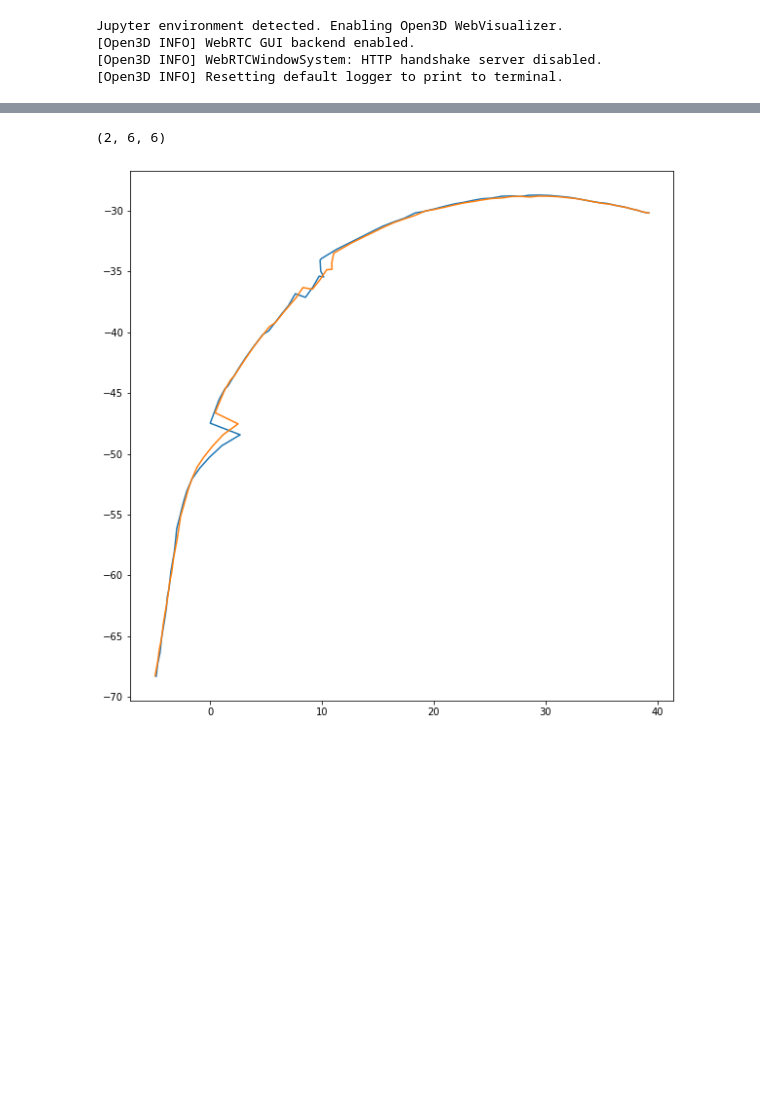
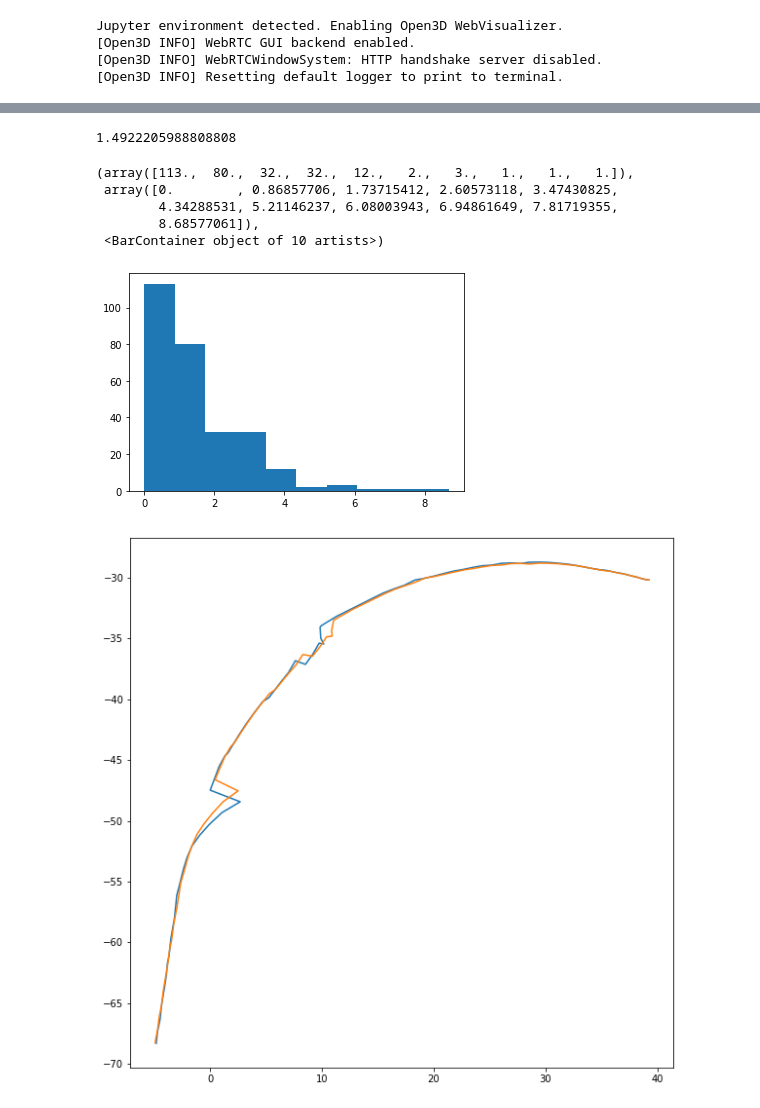
Before and after one commit to jksdbks123/Lidar-Tracker, a Jupyter notebook: MOT_Test.ipynb, the cells around one changed output, grey strips where cells are left out. Cells and saved outputs as stored; diff of their text form; code cells hidden in the pictures; blank space fills up the shorter version.

```diff
--- a/MOT_Test.ipynb
+++ b/MOT_Test.ipynb
@@ -57,26 +56,10 @@ KeyboardInterrupt:
 # %%
-A = np.array([ # x,y,x',y',x'',y''
-    [1,0,1,0,.5,0],
-    [0,1,0,1,0,.5],
-    [0,0,1,0,1,0],
-    [0,0,0,1,0,1],
-    [0,0,0,0,1,0],
-    [0,0,0,0,0,1]
-])
-H = np.array([
-    [1,0,0,0,0,0],
-    [0,1,0,0,0,0]
-])
+Q = np.diag([1,1,0.1,0.1,0.001,0.001])
 R = np.diag([10,10])
-Q = np.diag([1,1,0.1,0.1,0.001,0.001])
 P_em = np.diag([10,10,0.1,0.1,0.001,0.001])
 P_em = np.full((2,P_em.shape[0],P_em.shape[1]),P_em)
-# %%
-P_em.shape
-# %% [output]
-(2, 6, 6)
 # %%
-def evaluate(key):
+def evaluate(key,P_em,R,Q):
     ind = key
     traj_mea_ = mot.Off_tracking_pool[ind].mea_seq
     traj_mea = []
@@ -116,6 +99,27 @@ def evaluate(key):
             his_P_est.append(P_cur)
     his_state_pred,his_P_pred = np.array(his_state_pred),np.array(his_P_pred)
     his_state_est,his_P_est = np.array(his_state_est),np.array(his_P_est)
+
+    return np.mean(total_loss)
+# %%
+Q = np.diag([1,1,0.5,0.5,0.001,0.001])
+R = np.diag([0.1,0.1])
+P_em = np.diag([0.1,0.1,0.3,0.3,0.01,0.01])
+P_em = np.full((2,P_em.shape[0],P_em.shape[1]),P_em)
+# %%
+results = []
+for key in mot.Off_tracking_pool.keys():
+    results.append(evaluate(key,P_em,R,Q))
+print(np.mean(results))
+plt.hist(results)
+# %% [output]
+1.4922205988808808
+(array([113.,  80.,  32.,  32.,  12.,   2.,   3.,   1.,   1.,   1.]),
+ array([0.        , 0.86857706, 1.73715412, 2.60573118, 3.47430825,
+        4.34288531, 5.21146237, 6.08003943, 6.94861649, 7.81719355,
+        8.68577061]),
+ <BarContainer object of 10 artists>)
+[figure, added]
 # %%
 plt.figure(figsize = (10,10))
 plt.plot(his_state_pred[:,0,0,0,0],his_state_pred[:,0,0,1,0])
```
Also changed, not shown: parts of 1 cell of this notebook, 4 other files.
